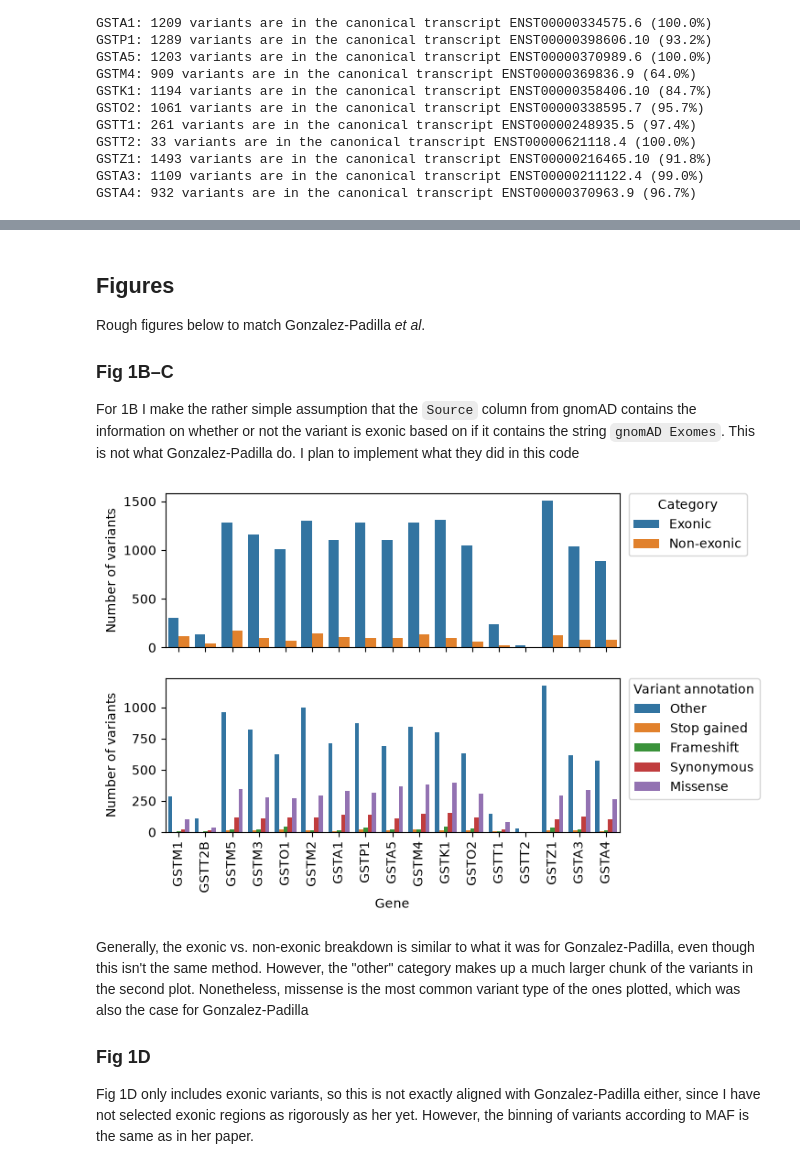
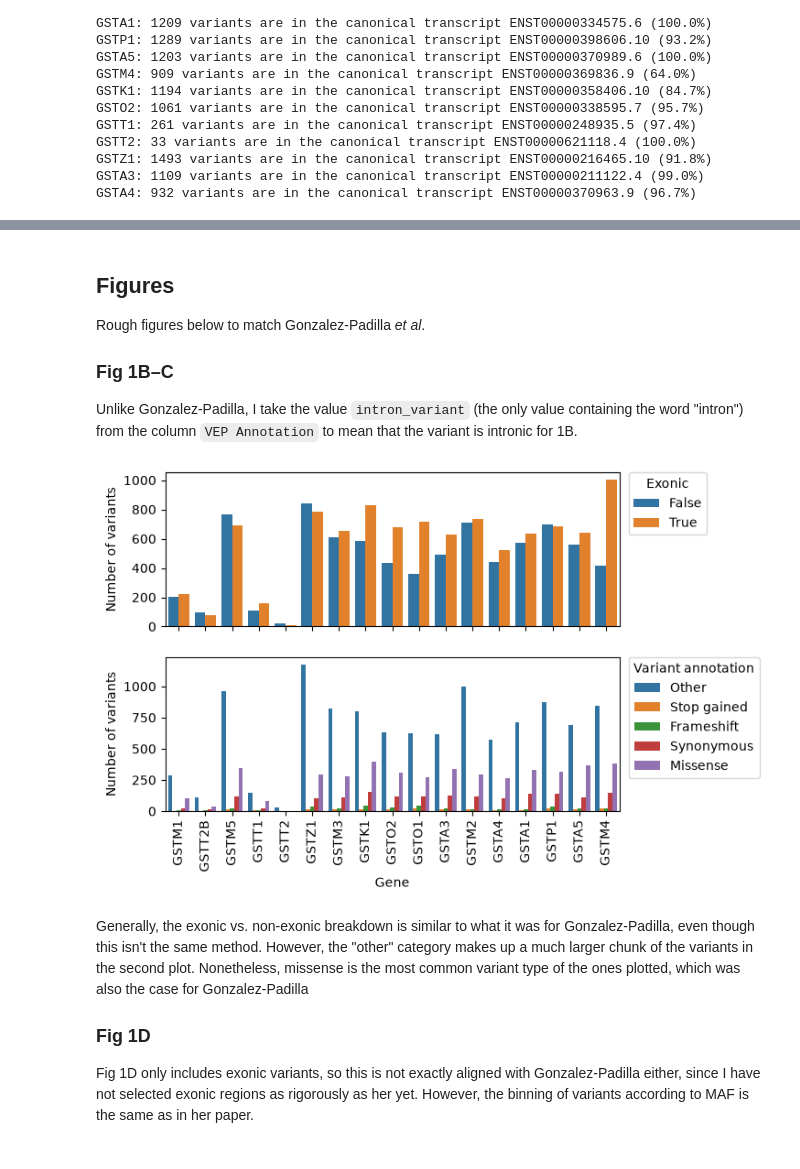
Before and after one commit to otodreas/GST-KI, a Jupyter notebook: main.ipynb, the cells around one changed output, grey strips where cells are left out. Drawn from its saved outputs; the diff is of its cells as text; code cells hidden in the pictures.

Commit message:
update intron criteria

```diff
--- a/main.ipynb
+++ b/main.ipynb
@@ -106,21 +86,21 @@ Rough figures below to match Gonzalez-Padilla *et al*.
 
 ### Fig 1B–C
 
-For 1B I make the rather simple assumption that the `Source` column from gnomAD contains the information on whether or not the variant is exonic based on if it contains the string `gnomAD Exomes`. This is not what Gonzalez-Padilla do. I plan to implement what they did in this code
+Unlike Gonzalez-Padilla, I take the value `intron_variant` (the only value containing the word "intron") from the column `VEP Annotation` to mean that the variant is intronic for 1B.
 # %%
 from matplotlib import pyplot as plt
 import seaborn as sns
 
 df_1b = (
     full_data
-    .with_columns(
-        pl.col("Source").replace(
-            ["gnomAD Exomes", "gnomAD Exomes,gnomAD Genomes", "gnomAD Genomes"],
-            ["Exonic", "Exonic", "Non-exonic"],
-        )
-    )
-    .group_by(["Gene", "Source"]).len()
-    .rename({"len": "Number of variants", "Source": "Category"})
+    # .with_columns(
+    #     pl.col("Source").replace(
+    #         ["gnomAD Exomes", "gnomAD Exomes,gnomAD Genomes", "gnomAD Genomes"],
+    #         ["Exonic", "Exonic", "Non-exonic"],
+    #     )
+    # )
+    .group_by(["Gene", "Exonic"]).len()
+    .rename({"len": "Number of variants"})#, "Exonic": "Category"})
 )
 
 label_map = {
@@ -148,39 +128,39 @@ sns.barplot(
     data=df_1b.to_pandas(),
     x="Gene",
     y="Number of variants",
-    hue="Category",
+    hue="Exonic",
     ax=ax[0]
 )
 
 sns.barplot(
     data=df_1c.to_pandas(),
     x="Gene",
     y="Number of variants",
     hue="Variant annotation",
     hue_order=hue_order,
     ax=ax[1]
 )
 
 plt.xticks(rotation=90)
 
 
 ax[0].legend(
-    title="Category",
+    title="Exonic",
     bbox_to_anchor=(1.02, 1),
     loc="upper left",
     borderaxespad=0,
 )
 
 ax[1].legend(
     title="Variant annotation",
     bbox_to_anchor=(1.02, 1),
     loc="upper left",
     borderaxespad=0,
 )
 
 plt.show()
 # %% [output]
-[figure, old version]
+[figure, new version]
 # %% [markdown]
 Generally, the exonic vs. non-exonic breakdown is similar to what it was for Gonzalez-Padilla, even though this isn't the same method. However, the "other" category makes up a much larger chunk of the variants in the second plot. Nonetheless, missense is the most common variant type of the ones plotted, which was also the case for Gonzalez-Padilla
 
```
Also changed, not shown: parts of 5 cells of this notebook, 2 other files.
